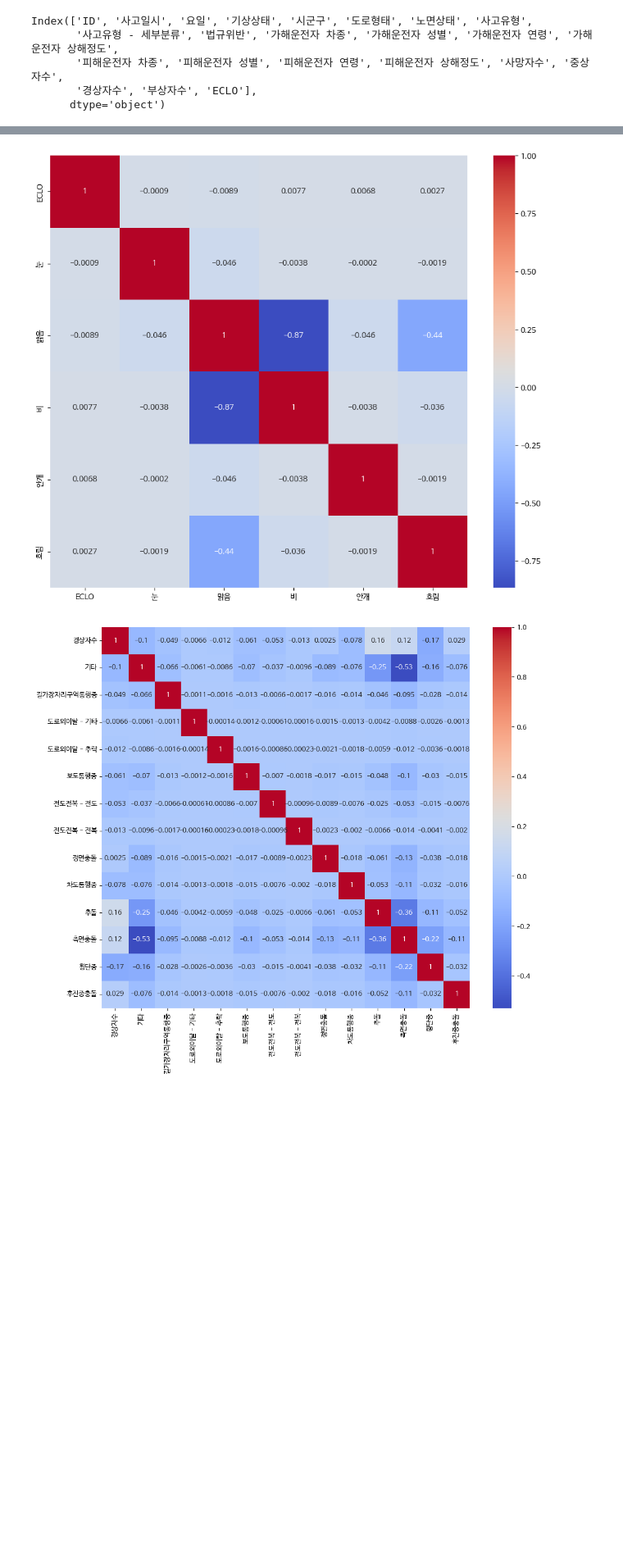
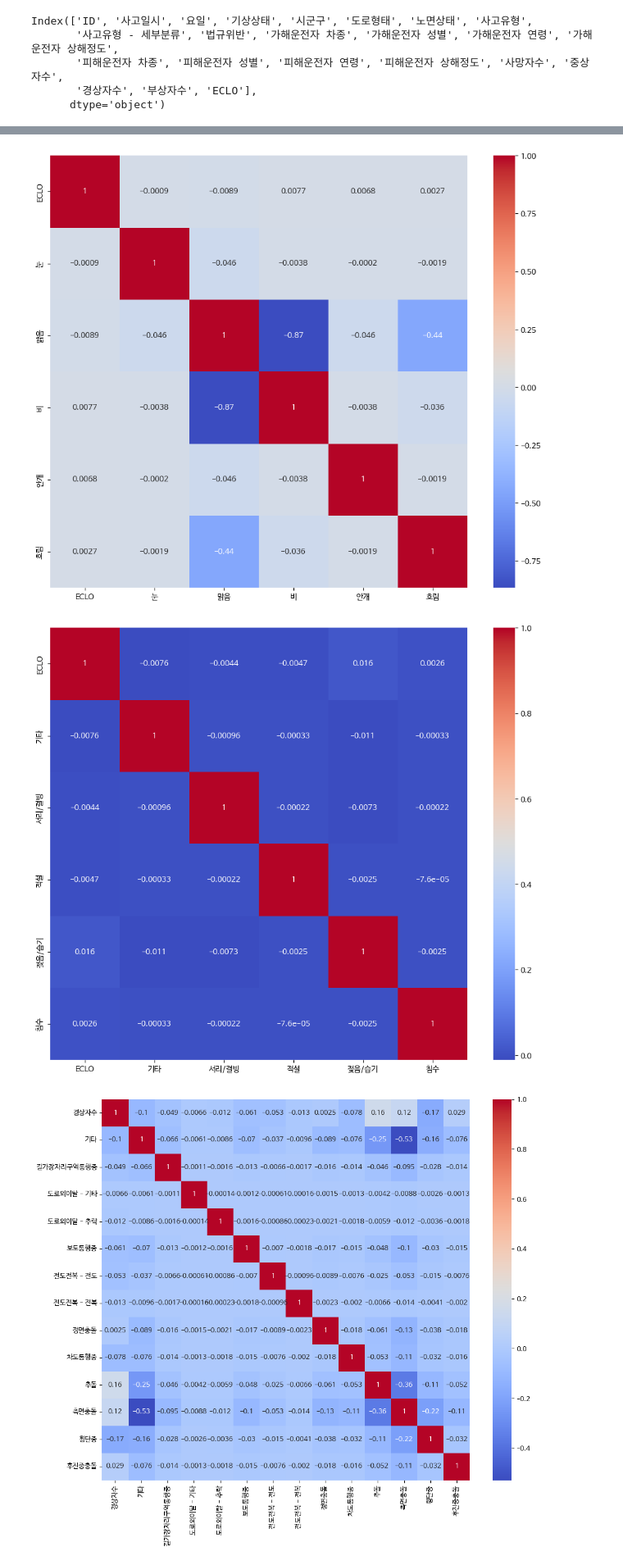
Before and after one commit to zooodung/TA-Prediction, a Jupyter notebook: ta_115dkk.ipynb, the cells around one changed output, grey strips where cells are left out. Shown at 82% size. Cells and saved outputs as stored; diff of their text form; code cells hidden in the pictures; blank space fills up the shorter version.

```diff
--- a/ta_115dkk.ipynb
+++ b/ta_115dkk.ipynb
@@ -174,33 +142,41 @@ plt.show()
 accident_type_dummies = pd.get_dummies(df1['사고유형 - 세부분류'], drop_first=True)
 violation_dummies = pd.get_dummies(df1['법규위반'], drop_first=True)
 weather_dummies = pd.get_dummies(df1['기상상태'], drop_first=True)
+road_dummies = pd.get_dummies(df1['노면상태'], drop_first=True)
 
 # 더미 변수를 원래 데이터프레임에 결합
 df_acc = pd.concat([df1['ECLO'], accident_type_dummies], axis=1)
 df_vio = pd.concat([df1['ECLO'], violation_dummies], axis=1)
 df_wea = pd.concat([df1['ECLO'], weather_dummies], axis=1)
+df_ro = pd.concat([df1['ECLO'], road_dummies], axis=1)
 
 # 상관계수 계산
 corr_acc = df_acc.corr(method='spearman')
 corr_vio = df_vio.corr(method='spearman')
 corr_wea = df_wea.corr(method='spearman')
+corr_ro = df_ro.corr(method='pearson')
 
 # 상관계수 시각화
 plt.figure(figsize=(12, 10))
 sns.heatmap(corr_acc, annot=True, cmap='coolwarm')
 plt.show()
 
 plt.figure(figsize=(12, 10))
 sns.heatmap(corr_vio, annot=True, cmap='coolwarm')
 plt.show()
 
 plt.figure(figsize=(12, 10))
 sns.heatmap(corr_wea, annot=True, cmap='coolwarm')
 plt.show()
+
+plt.figure(figsize=(12, 10))
+sns.heatmap(corr_ro, annot=True, cmap='coolwarm')
+plt.show()
 # %% [output]
 [figure]
 [figure]
 [figure]
+[figure, added]
 # %%
 # 범주형 변수를 더미 변수로 변환
 accident_type_dummies = pd.get_dummies(df1['사고유형 - 세부분류'], drop_first=True)
```
Also changed, not shown: parts of 9 cells of this notebook.
